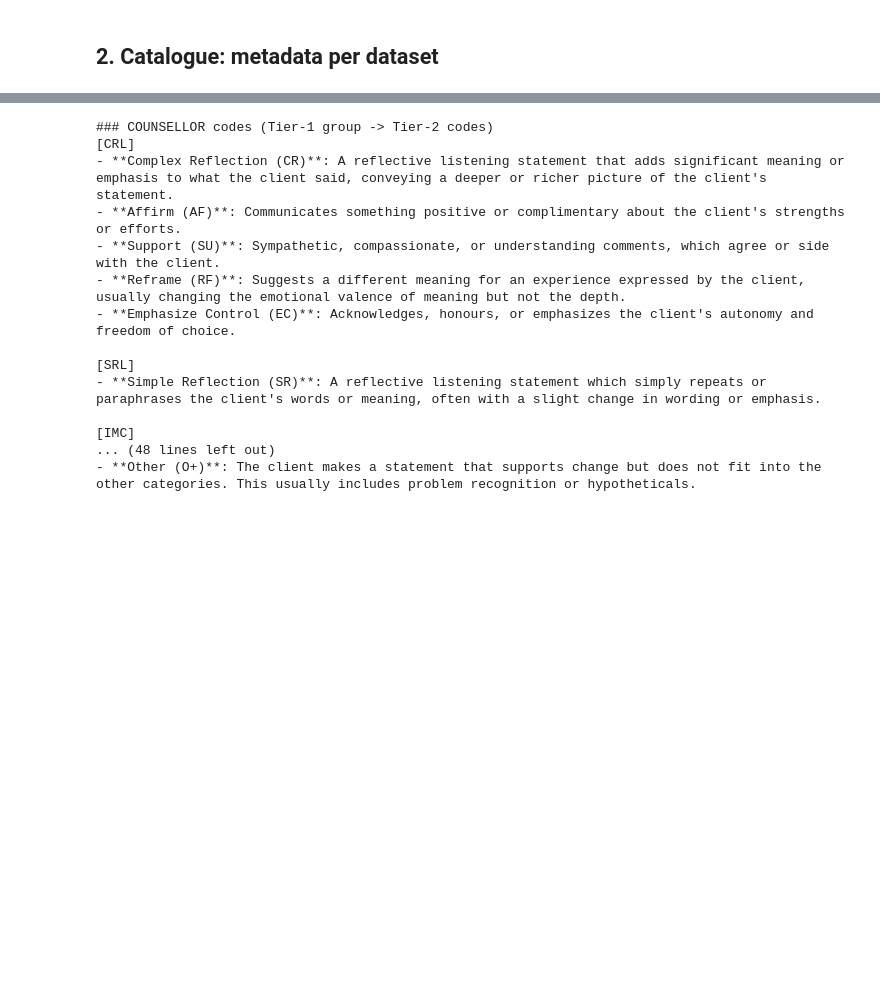
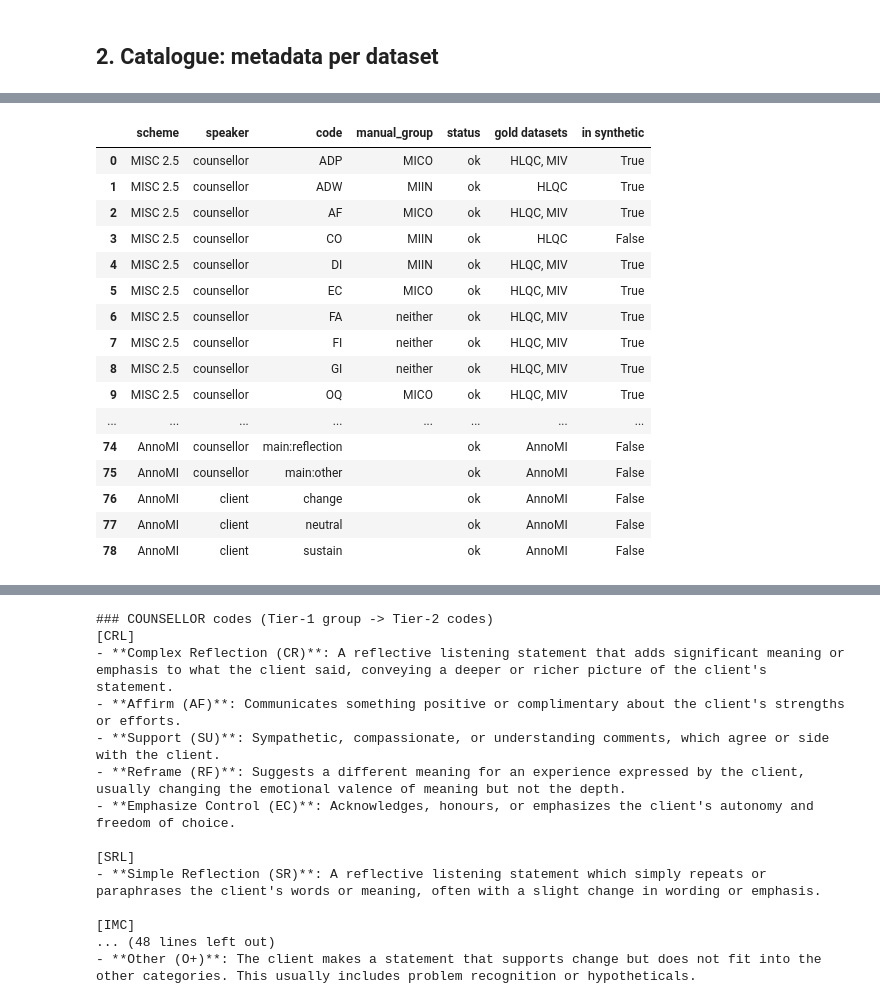
Before and after one commit to Zme874amy/Behavioral-Coding, a Jupyter notebook: notebooks/datasets_eda.ipynb, the cells around one changed output, grey strips where cells are left out. Saved outputs shown, nothing was run; the diff lists cells and outputs as text; code cells hidden in the pictures; blank space fills up the shorter version.

```diff
--- a/notebooks/datasets_eda.ipynb
+++ b/notebooks/datasets_eda.ipynb
@@ -88,0 +101,24 @@ cat.join(size)
+# %%
+H = registry.handbook_check(F)
+ab = {'misc.hlqc.gold':'HLQC','misc.miv63a.gold':'MIV','miti.casaa.gold':'CASAA','welivita.gold':'Welivita','annomi.gold':'AnnoMI'}
+H['gold datasets'] = H.datasets_with_examples.map(lambda s: ', '.join(ab[x.strip()] for x in s.split(',') if x.strip() in ab))
+H['in synthetic'] = H.datasets_with_examples.str.contains('synth')
+H[['scheme','speaker','code','manual_group','status','gold datasets','in synthetic']]
+# %% [output]
+|  | scheme | speaker | code | manual_group | status | gold datasets | in synthetic |
+| 0 | MISC 2.5 | counsellor | ADP | MICO | ok | HLQC, MIV | True |
+| 1 | MISC 2.5 | counsellor | ADW | MIIN | ok | HLQC | True |
+| 2 | MISC 2.5 | counsellor | AF | MICO | ok | HLQC, MIV | True |
+| 3 | MISC 2.5 | counsellor | CO | MIIN | ok | HLQC | False |
+| 4 | MISC 2.5 | counsellor | DI | MIIN | ok | HLQC, MIV | True |
+| 5 | MISC 2.5 | counsellor | EC | MICO | ok | HLQC, MIV | True |
+| 6 | MISC 2.5 | counsellor | FA | neither | ok | HLQC, MIV | True |
+| 7 | MISC 2.5 | counsellor | FI | neither | ok | HLQC, MIV | True |
+| 8 | MISC 2.5 | counsellor | GI | neither | ok | HLQC, MIV | True |
+| 9 | MISC 2.5 | counsellor | OQ | MICO | ok | HLQC, MIV | True |
+| ... | ... | ... | ... | ... | ... | ... | ... |
+| 74 | AnnoMI | counsellor | main:reflection |  | ok | AnnoMI | False |
+| 75 | AnnoMI | counsellor | main:other |  | ok | AnnoMI | False |
+| 76 | AnnoMI | client | change |  | ok | AnnoMI | False |
+| 77 | AnnoMI | client | neutral |  | ok | AnnoMI | False |
+| 78 | AnnoMI | client | sustain |  | ok | AnnoMI | False |
```
Also changed, not shown: parts of 5 cells of this notebook, 3 other files.
